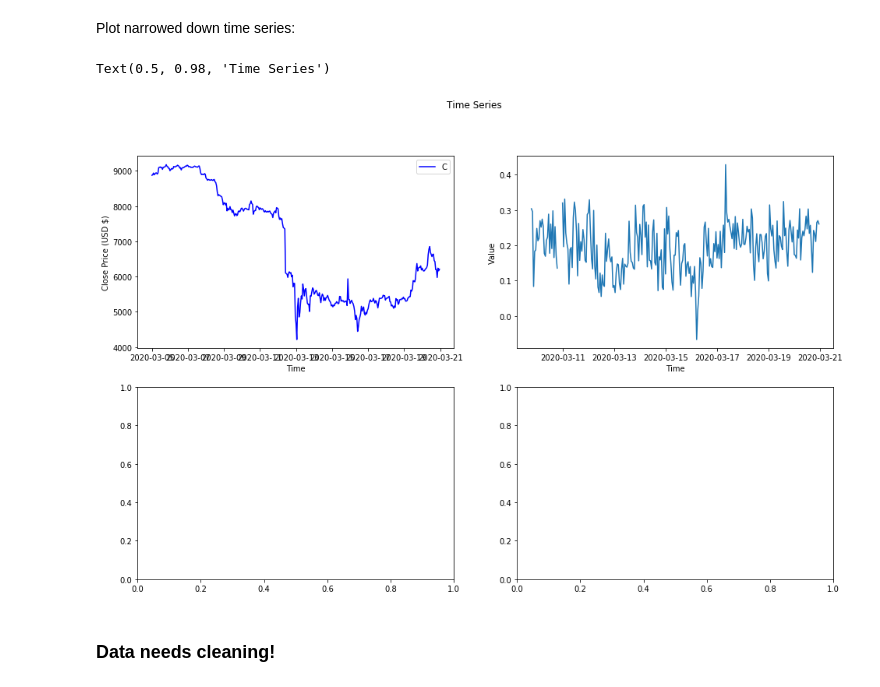
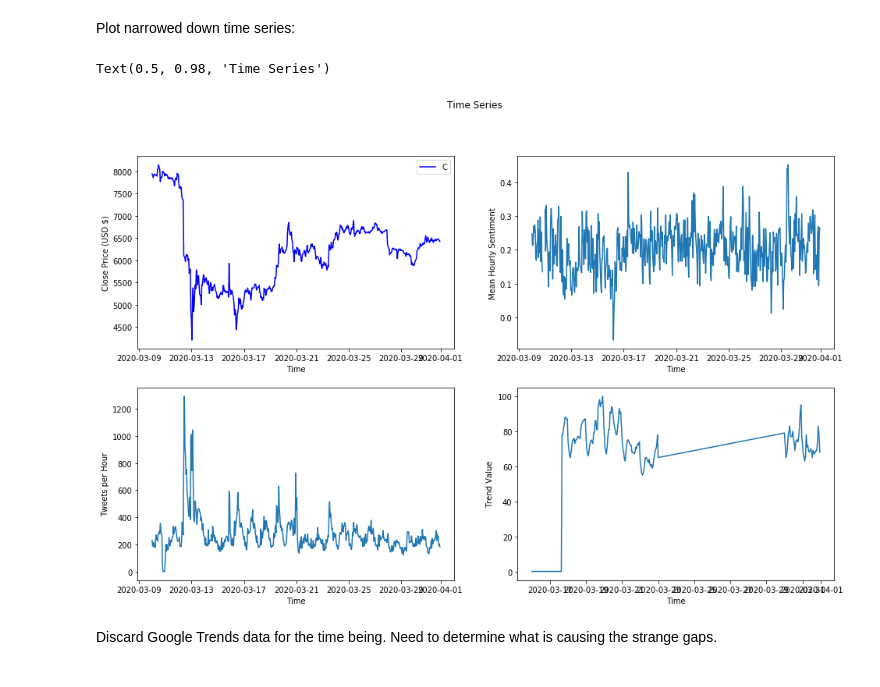
Before and after one commit to Globe-Research/bitfear, a Jupyter notebook: sentiment/time_series_analysis.ipynb, the cells around one changed output. Drawn from its saved outputs; the diff is of its cells as text; code cells hidden in the pictures.

Commit message:
Cleaning and basic regression

```diff
--- a/sentiment/time_series_analysis.ipynb
+++ b/sentiment/time_series_analysis.ipynb
@@ -29,3 +49,6 @@ tweets_df = pd.DataFrame(tweets)
+# %%
+tweets = [item.to_dict() for sublist in tweet_docs for item in sublist]
+tweets_df = pd.DataFrame(tweets)
 # %%
 tweets_df.head()
 # %% [output]
@@ -100,5 +123,5 @@ plt.show()
 # %%
-historical_hourly_interest_df = pygt.get_historical_interest(focus_words, year_start=2020, month_start=1, day_start=1, hour_start=0, year_end=2020, month_end=3, day_end=30, hour_end=0, cat=0, geo='', gprop='')
+historical_hourly_interest_df = pygt.get_historical_interest(focus_words, year_start=2020, month_start=1, day_start=1, hour_start=0, year_end=2020, month_end=4, day_end=6, hour_end=0, cat=0, geo='', gprop='')
 del historical_hourly_interest_df['isPartial']
 historical_hourly_interest_df.head()
 # %% [output]
@@ -189,10 +215,10 @@ Text(0, 0.5, 'Mean Sentiment Rating')
 # %% [markdown]
 Select a common time range where each series has clean data available:
 # %%
-start_date = '2020-03-05'
-end_date = '2020-03-20'
+start_date = '2020-03-10'
+end_date = '2020-03-31'
 
 series_btc = btc_cb_df.filter(['Date', 'Close']).set_index('Date').loc[start_date:end_date]
 series_sentiment = sentiment_time.loc[start_date:end_date]
-series_volume = tweet_volume.loc[start_date:end_date]
+series_volume = tweet_volume.filter(['tweet_id']).loc[start_date:end_date]
 series_gtrends = historical_hourly_interest_df.loc[start_date:end_date]
@@ -218,18 +227,26 @@ Plot narrowed down time series:
 # %%
 fig, ax =  plt.subplots(2,2)
 
 ax[0][0].plot(series_btc, color='blue')
 ax[0][0].legend('Coinbase')
 ax[0][0].set_xlabel('Time')
 ax[0][0].set_ylabel('Close Price (USD $)')
 
 ax[0][1].plot(series_sentiment)
 ax[0][1].set_xlabel('Time')
-ax[0][1].set_ylabel('Value')
+ax[0][1].set_ylabel('Mean Hourly Sentiment')
+
+ax[1][0].plot(series_volume)
+ax[1][0].set_xlabel('Time')
+ax[1][0].set_ylabel('Tweets per Hour')
+
+ax[1][1].plot(series_gtrends)
+ax[1][1].set_xlabel('Time')
+ax[1][1].set_ylabel('Trend Value')
 
 fig.suptitle('Time Series')
 # %% [output]
 Text(0.5, 0.98, 'Time Series')
-[figure, old version]
+[figure, new version]
-# %% [markdown]
-### Data needs cleaning!
+# %% [markdown]
+Discard Google Trends data for the time being. Need to determine what is causing the strange gaps.
```
Also changed, not shown: parts of 24 cells of this notebook.
